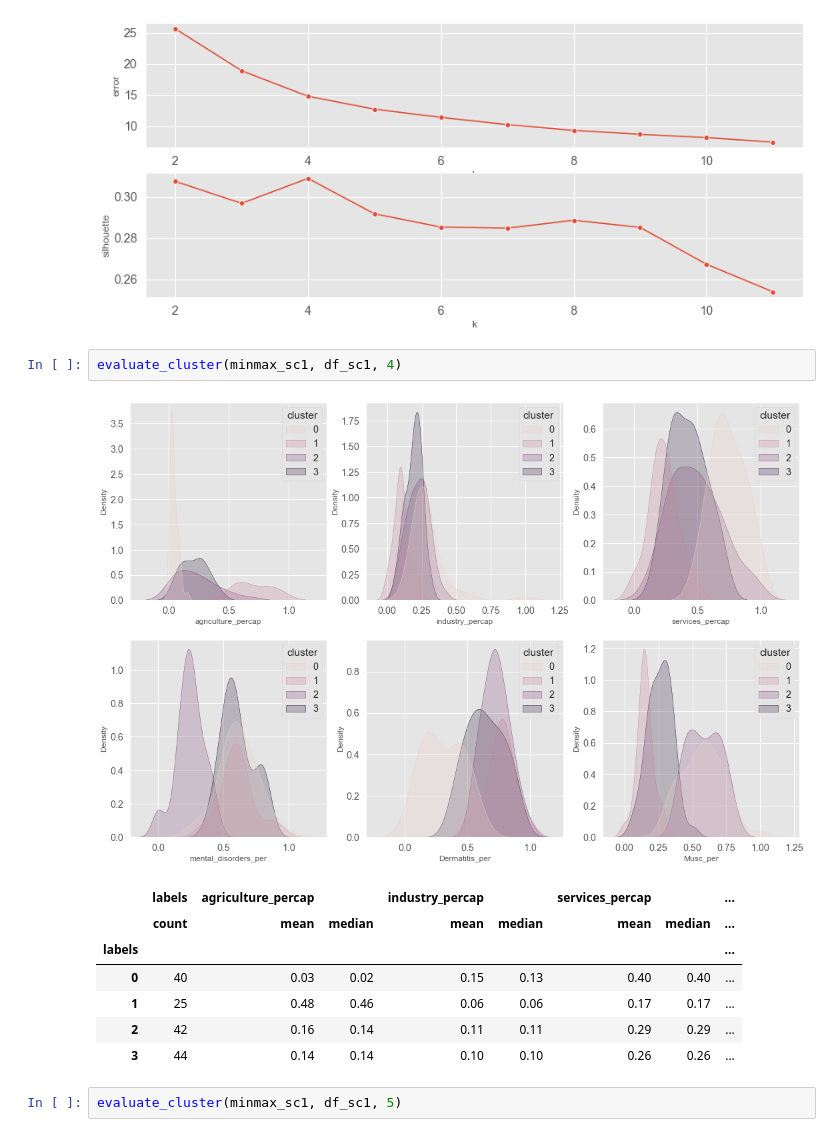
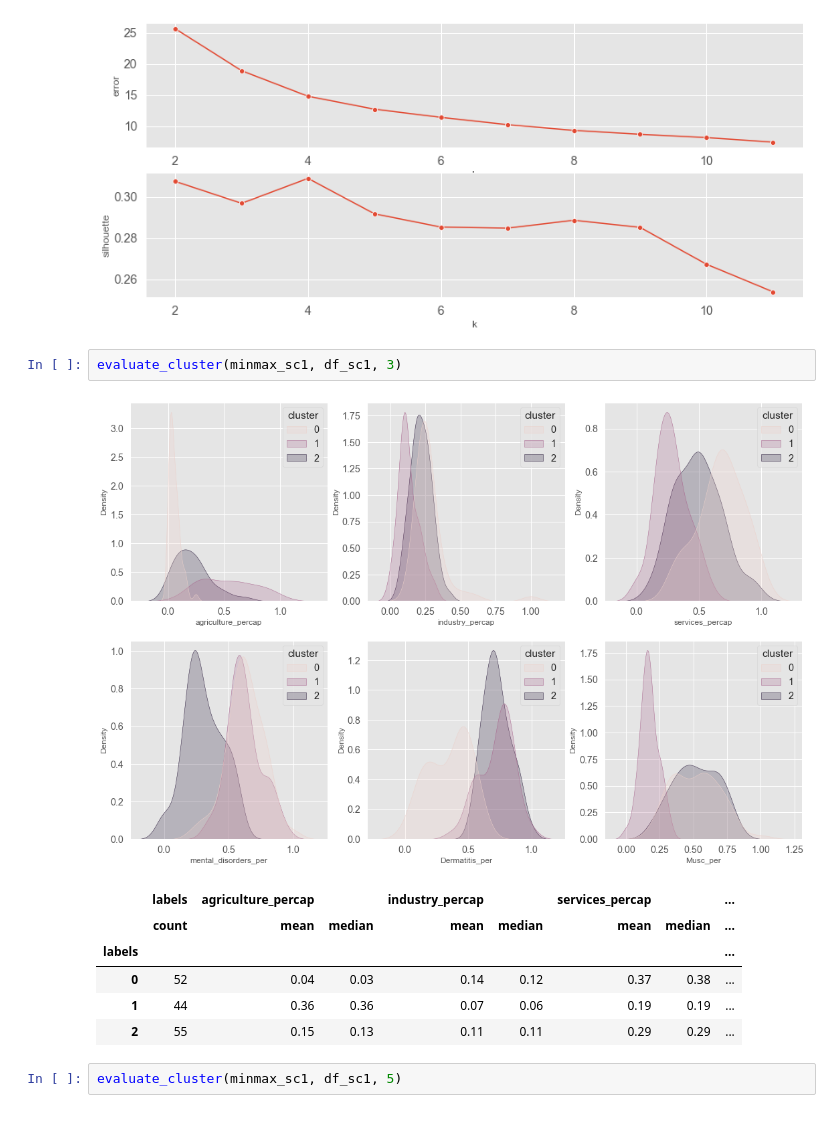
Before and after one commit to luisbazevedo/PfDS---Work-Health, a Jupyter notebook: notebooks/luisbazevedo_draft_1.ipynb, the cells around one changed output. Cells and saved outputs as stored; diff of their text form.

```diff
--- a/notebooks/luisbazevedo_draft_1.ipynb
+++ b/notebooks/luisbazevedo_draft_1.ipynb
@@ -765,16 +782,15 @@ evaluate_number_clusters(minmax_sc1,12)
 # %% [output]
 [figure]
 # %%
-evaluate_cluster(minmax_sc1, df_sc1, 4)
+evaluate_cluster(minmax_sc1, df_sc1, 3)
 # %% [output]
-[figure, old version]
+[figure, new version]
 |  | labels | agriculture_percap |  | industry_percap |  | services_percap |  | ... |
 |  | count | mean | median | mean | median | mean | median | ... |
 | labels |  |  |  |  |  |  |  | ... |
-| 0 | 40 | 0.03 | 0.02 | 0.15 | 0.13 | 0.40 | 0.40 | ... |
-| 1 | 25 | 0.48 | 0.46 | 0.06 | 0.06 | 0.17 | 0.17 | ... |
-| 2 | 42 | 0.16 | 0.14 | 0.11 | 0.11 | 0.29 | 0.29 | ... |
-| 3 | 44 | 0.14 | 0.14 | 0.10 | 0.10 | 0.26 | 0.26 | ... |
+| 0 | 52 | 0.04 | 0.03 | 0.14 | 0.12 | 0.37 | 0.38 | ... |
+| 1 | 44 | 0.36 | 0.36 | 0.07 | 0.06 | 0.19 | 0.19 | ... |
+| 2 | 55 | 0.15 | 0.13 | 0.11 | 0.11 | 0.29 | 0.29 | ... |
 # %%
 evaluate_cluster(minmax_sc1, df_sc1, 5)
 # %% [output]
```
Also changed, not shown: parts of 3 cells of this notebook.
